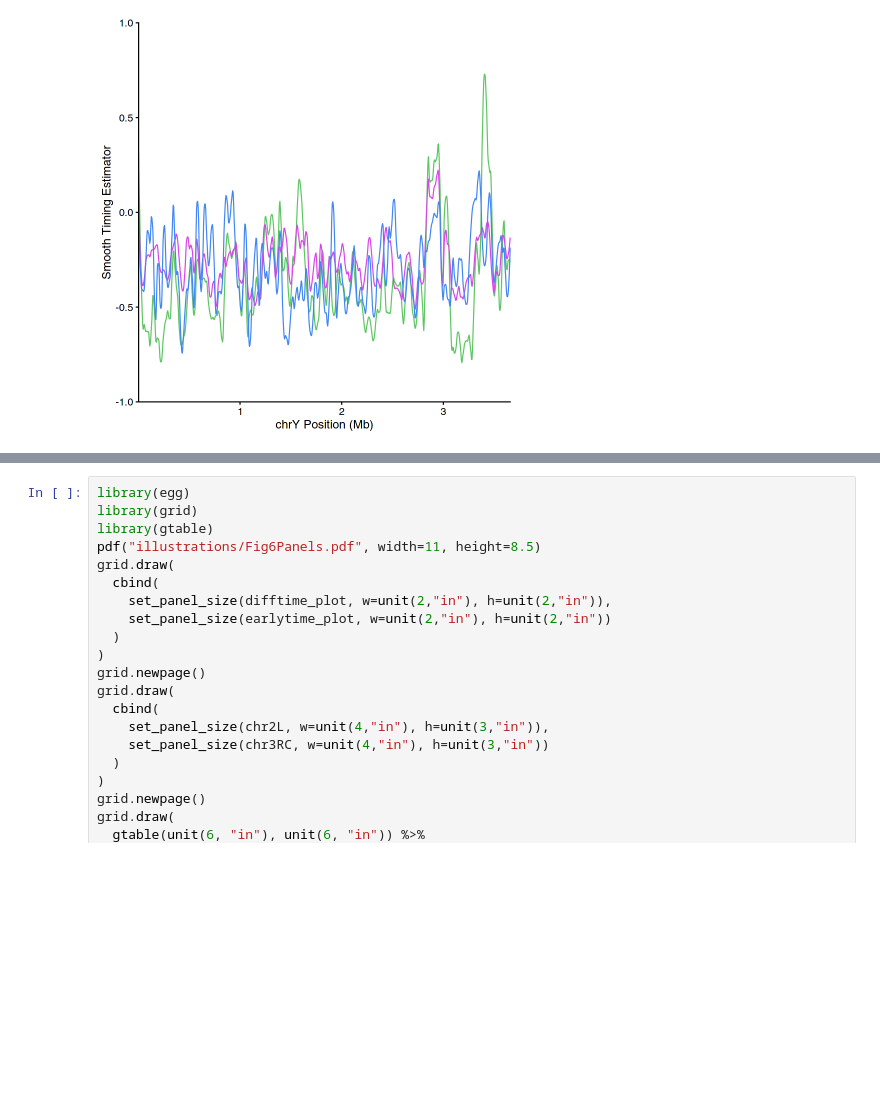
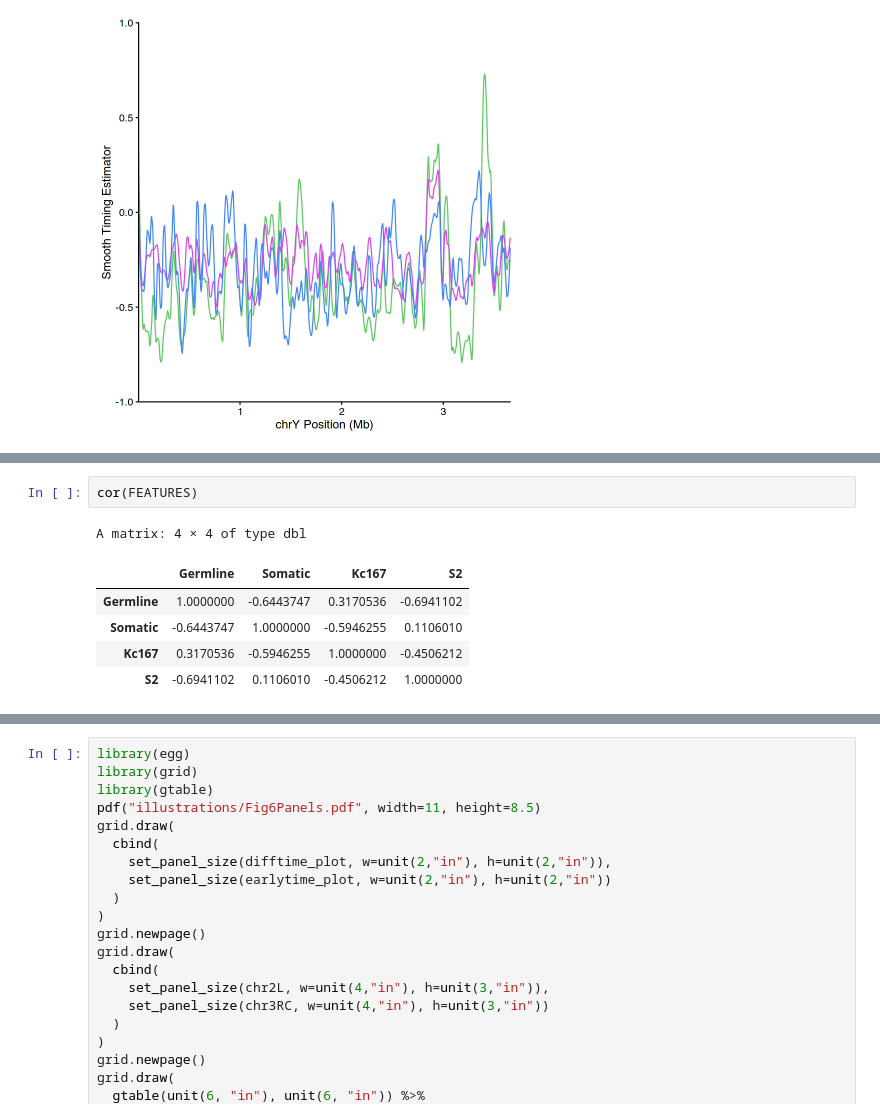
Before and after one commit to ringw/Upd-Germline-Genomics, a Jupyter notebook: illustrations/Fig5.ipynb, the cells around one changed output, grey strips where cells are left out. Drawn from its saved outputs; the diff is of its cells as text; blank space fills up the shorter version.

```diff
--- a/illustrations/Fig6.ipynb
+++ b/illustrations/Fig5.ipynb
@@ -759,6 +778,15 @@ A matrix: 4 x 4 of type dbl
 | Somatic_LOESS | -0.3700170 | 1.000000 | -0.3524730 | -0.3644290 |
 | Kc167_LOESS | -0.3122408 | -0.352473 | 1.0000000 | -0.1638103 |
 | S2_LOESS | -0.4189079 | -0.364429 | -0.1638103 | 1.0000000 |
+# %%
+cor(FEATURES)
+# %% [output]
+A matrix: 4 × 4 of type dbl
+|  | Germline | Somatic | Kc167 | S2 |
+| Germline | 1.0000000 | -0.6443747 | 0.3170536 | -0.6941102 |
+| Somatic | -0.6443747 | 1.0000000 | -0.5946255 | 0.1106010 |
+| Kc167 | 0.3170536 | -0.5946255 | 1.0000000 | -0.4506212 |
+| S2 | -0.6941102 | 0.1106010 | -0.4506212 | 1.0000000 |
 # %%
 plot(hclust(dist(t(FEATURES)), "average"))
 # %% [output]
```
Also changed, not shown: parts of 9 cells of this notebook.
